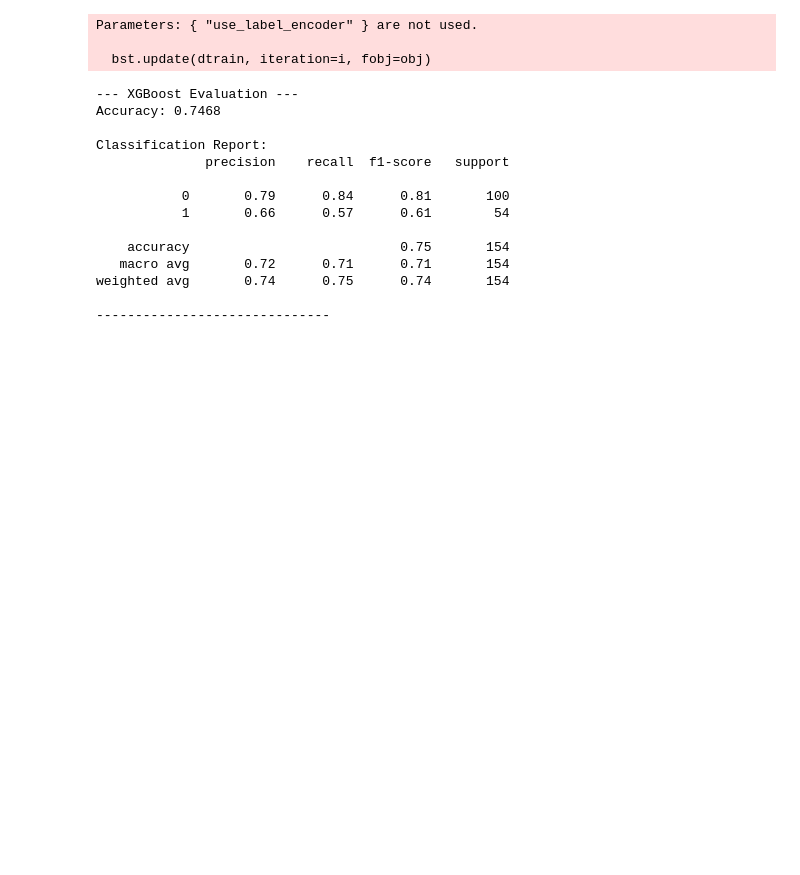
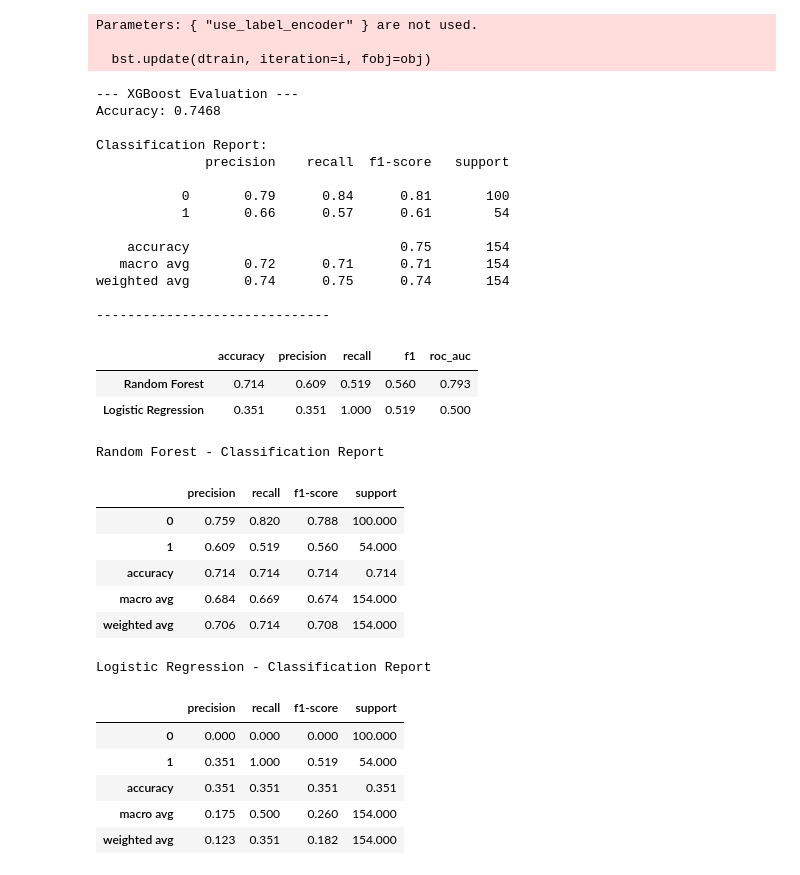
Before and after one commit to Licht005/Diabetes, a Jupyter notebook: notebook.ipynb, the cells around one changed output. Cells and saved outputs as stored; diff of their text form; code cells hidden in the pictures; blank space fills up the shorter version.

Commit message:
model evaluation

```diff
--- a/notebook.ipynb
+++ b/notebook.ipynb
@@ -411,3 +411,55 @@ Classification Report:
 weighted avg       0.74      0.75      0.74       154
 
 ------------------------------
+# %%
+def evaluate_model_df(model, X_test, y_test):
+    y_pred = model.predict(X_test)
+    y_score = None
+    if hasattr(model, "predict_proba"):
+        y_score = model.predict_proba(X_test)[:, 1]
+    elif hasattr(model, "decision_function"):
+        y_score = model.decision_function(X_test)
+
+    metrics = {
+        "accuracy": accuracy_score(y_test, y_pred),
+        "precision": precision_score(y_test, y_pred),
+        "recall": recall_score(y_test, y_pred),
+        "f1": f1_score(y_test, y_pred),
+        "roc_auc": roc_auc_score(y_test, y_score) if y_score is not None else np.nan
+    }
+    report = classification_report(y_test, y_pred, output_dict=True)
+    cm = confusion_matrix(y_test, y_pred)
+    return metrics, report, cm
+
+# Evaluate both models (assumes `rf` and `lr` are fitted already)
+metrics_rf, report_rf, cm_rf = evaluate_model_df(rf, X_test, y_test)
+metrics_lr, report_lr, cm_lr = evaluate_model_df(lr, X_test, y_test)
+
+# 1) Summary metrics table (models as rows)
+summary_df = pd.DataFrame([metrics_rf, metrics_lr], index=["Random Forest", "Logistic Regression"])
+display(summary_df.round(3))
+
+# 2) Classification reports (as tables)
+print("Random Forest - Classification Report")
+display(pd.DataFrame(report_rf).T.round(3))
+
+print("Logistic Regression - Classification Report")
+display(pd.DataFrame(report_lr).T.round(3))
+# %% [output]
+|  | accuracy | precision | recall | f1 | roc_auc |
+| Random Forest | 0.714 | 0.609 | 0.519 | 0.560 | 0.793 |
+| Logistic Regression | 0.351 | 0.351 | 1.000 | 0.519 | 0.500 |
+Random Forest - Classification Report
+|  | precision | recall | f1-score | support |
+| 0 | 0.759 | 0.820 | 0.788 | 100.000 |
+| 1 | 0.609 | 0.519 | 0.560 | 54.000 |
+| accuracy | 0.714 | 0.714 | 0.714 | 0.714 |
+| macro avg | 0.684 | 0.669 | 0.674 | 154.000 |
+| weighted avg | 0.706 | 0.714 | 0.708 | 154.000 |
+Logistic Regression - Classification Report
+|  | precision | recall | f1-score | support |
+| 0 | 0.000 | 0.000 | 0.000 | 100.000 |
+| 1 | 0.351 | 1.000 | 0.519 | 54.000 |
+| accuracy | 0.351 | 0.351 | 0.351 | 0.351 |
+| macro avg | 0.175 | 0.500 | 0.260 | 154.000 |
+| weighted avg | 0.123 | 0.351 | 0.182 | 154.000 |
```
